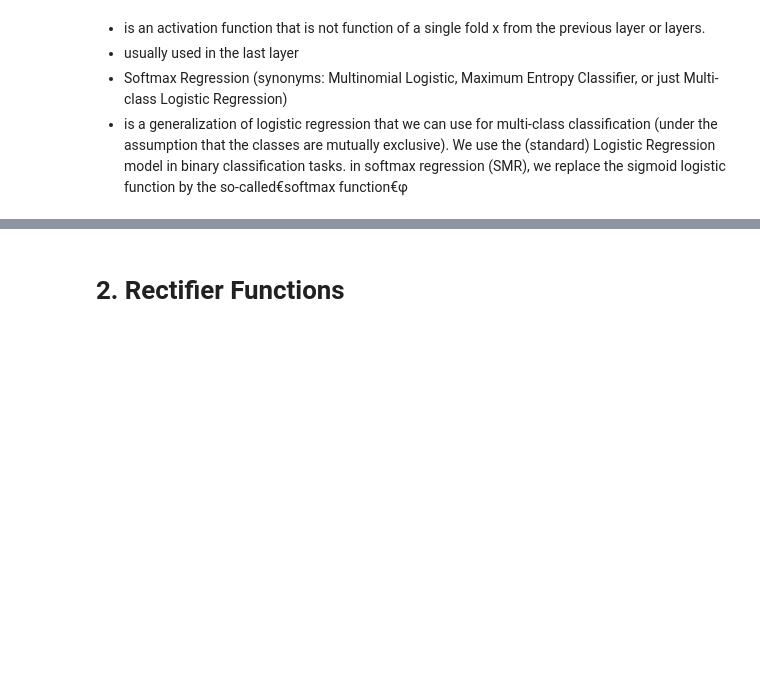
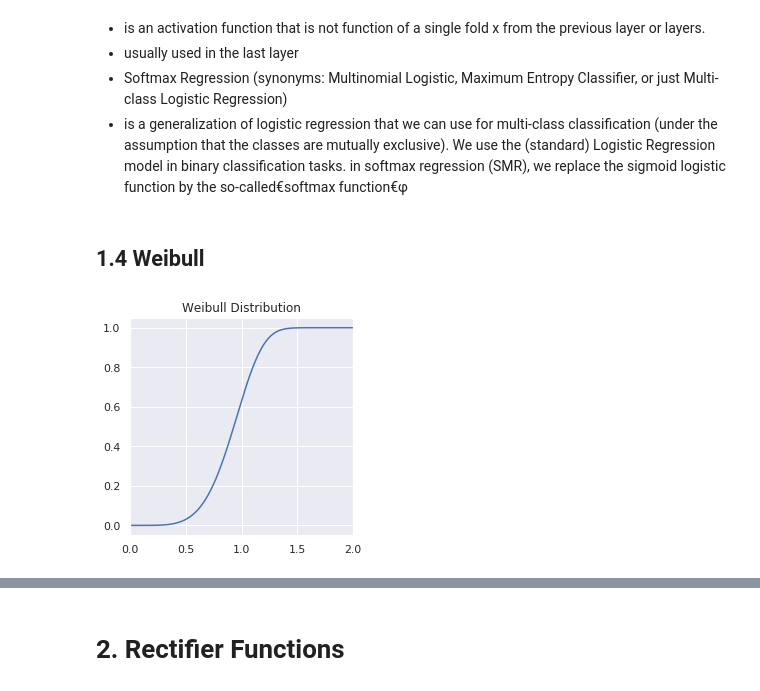
Before and after one commit to deltorobarba/sciences, a Jupyter notebook: activation.ipynb, the cells around one changed output, grey strips where cells are left out. Cells and saved outputs as stored; diff of their text form; code cells hidden in the pictures; blank space fills up the shorter version.

```diff
--- a/activation.ipynb
+++ b/activation.ipynb
@@ -176,3 +176,18 @@ plt.plot(np.exp(x) / np.sum(np.exp(x)))
 * usually used in the last layer
 * Softmax Regression (synonyms: Multinomial Logistic, Maximum Entropy Classifier, or just Multi-class Logistic Regression)
 * is a generalization of logistic regression that we can use for multi-class classification (under the assumption that the classes are mutually exclusive). We use the (standard) Logistic Regression model in binary classification tasks. in softmax regression (SMR), we replace the sigmoid logistic function by the so-called€softmax function€φ
+# %% [markdown]
+## **1.4 Weibull**
+# %%
+# Cumulative Distribution Function
+sns.set(rc={'figure.figsize':(4, 4)})
+x = np.linspace(0, 25, 10000)
+k = 5
+λ = 1
+z = 1 - (np.exp(-(x/λ)**k))
+
+plt.title('Weibull Distribution')
+plt.plot(x, z)
+plt.show(xlim(0,2))
+# %% [output]
+[figure, added]
```
Also changed, not shown: parts of 7 cells of this notebook.
